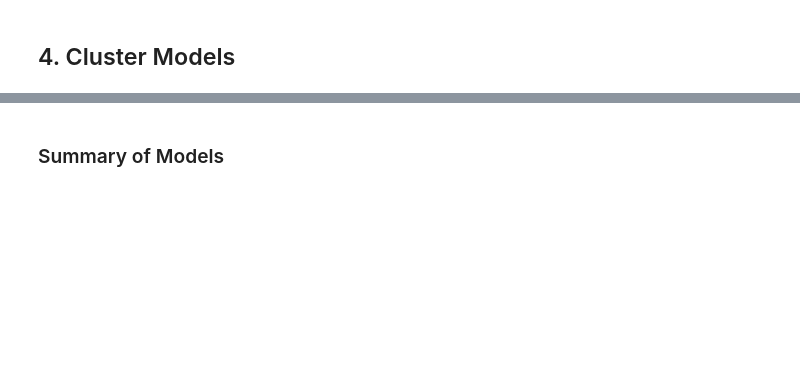
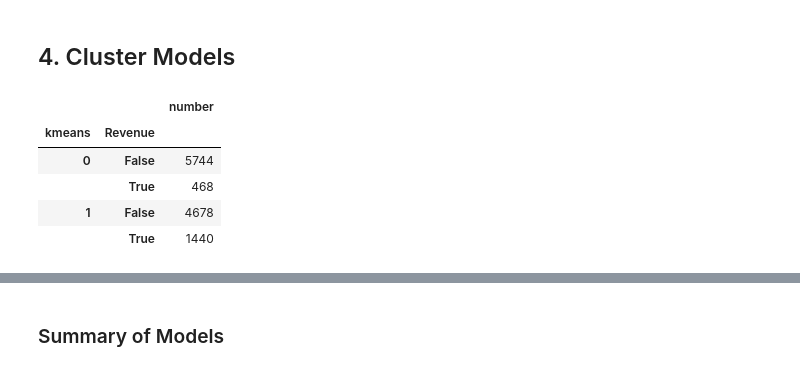
Before and after one commit to Jenkins1128/PurchasingIntentionClustering, a Jupyter notebook: PurchasingIntentionClustering.ipynb, the cells around one changed output, grey strips where cells are left out. Saved outputs shown, nothing was run; the diff lists cells and outputs as text; code cells hidden in the pictures; blank space fills up the shorter version.

```diff
--- a/PurchasingIntentionClustering.ipynb
+++ b/PurchasingIntentionClustering.ipynb
@@ -232,0 +207,13 @@ sns.pairplot(shoppers_encoded[non_categorical_features],
+# %%
+(shoppers[['Revenue', 'kmeans']]
+ .groupby(['kmeans', 'Revenue'])
+ .size()
+ .to_frame()
+ .rename(columns={0: 'number'}))
+# %% [output]
+|  |  | number |
+| kmeans | Revenue |  |
+| 0 | False | 5744 |
+|  | True | 468 |
+| 1 | False | 4678 |
+|  | True | 1440 |
```
Also changed, not shown: parts of 28 cells of this notebook.
